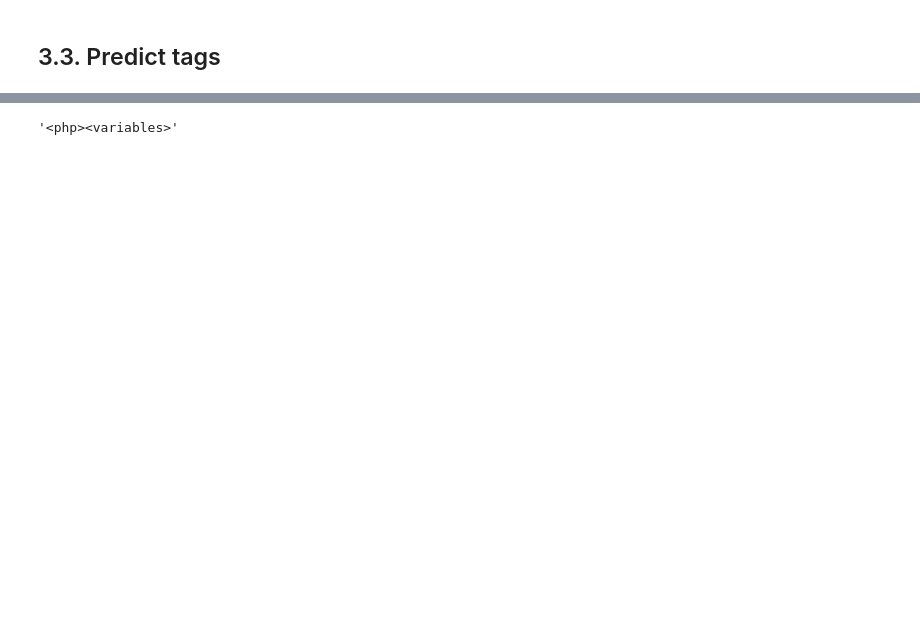
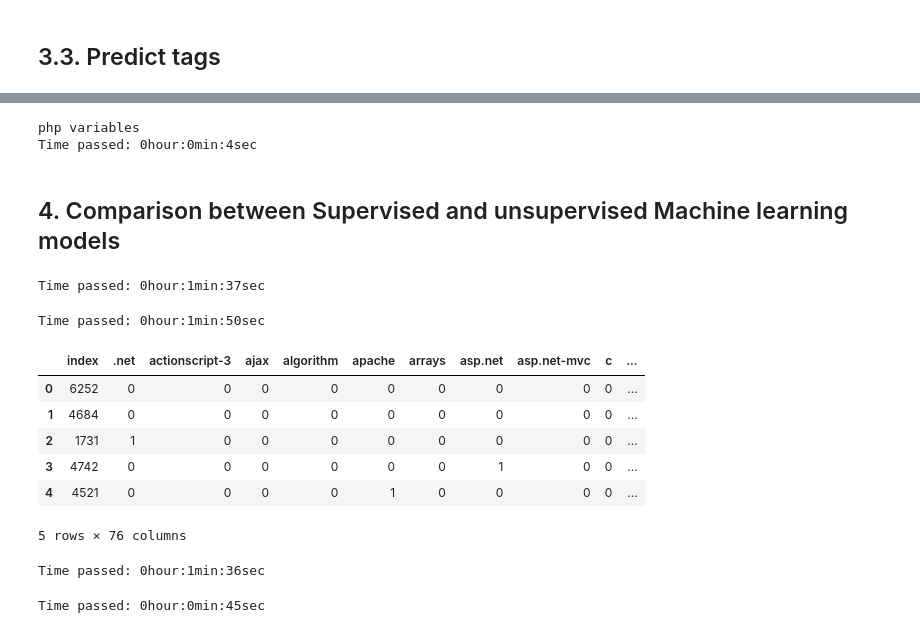
Before and after one commit to kadau/Stackoverflowapp, a Jupyter notebook: Notebook Modelling questions tags.ipynb, the cells around one changed output, grey strips where cells are left out. Cells and saved outputs as stored; diff of their text form; code cells hidden in the pictures; blank space fills up the shorter version.

```diff
--- a/Notebook Modelling questions tags.ipynb
+++ b/Notebook Modelling questions tags.ipynb
@@ -566,12 +615,3 @@ Index(['Unnamed: 0', 'Id', 'CreationDate', 'Score', 'Body', 'Title', 'Tags',
 # %% [markdown]
 <span id="train"></span>
 ## 3.2. Model training
-# %%
-X=data_df[['clean_body']].as_matrix()
-y=data_df['Cluster']
-
-x_train, x_test, y_train, y_test = train_test_split(X,y, test_size=0.2, random_state=42)
-
-# transform matrix of plots into lists to pass to a TfidfVectorizer
-train_x = [x[0].strip() for x in x_train.tolist()]
-test_x = [x[0].strip() for x in x_test.tolist()]
@@ -810,6 +869,69 @@ def predict(text):
 
     return predict_tag
 # %%
-predict(data_df['Title_body'][100])
+tic()
+print(predict(data_df['Title_body'][100]))
+tac()
 # %% [output]
-'<php><variables>'
+php variables
+Time passed: 0hour:0min:4sec
+# %% [markdown]
+<span id="comparison"></span>
+## 4. Comparison between Supervised and unsupervised Machine learning models
+# %%
+#Map only tags used for the supervised model
+tic()
+y_test_add=y_test.reset_index()
+y_test_add['Select_tags']='Select_tags'
+for i in range(0,y_test_add.shape[0]):
+    tag=[]
+    for tags in df_tags.columns:
+        if y_test_add[tags][i]==1:
+            tag.append(tags)
+    y_test_add['Select_tags'][i]=" ".join(x for x in tag)
+tac()
+# %% [output]
+Time passed: 0hour:1min:37sec
+# %%
+#Predict tags on test dataset using supervised models
+tic()
+x_test_add=x_test.reset_index()
+y_test_add['predict_tags_S']="predict"
+for i in range(0,x_test_add.shape[0]):
+    y_test_add['predict_tags_S'][i]=predict_SU_S(x_test_add['clean_body'][i])
+y_test_add.head()
+tac()
+# %% [output]
+Time passed: 0hour:1min:50sec
+# %%
+# Count number of tags predicted on the supervised model
+y_test_add['tags_count_r'] = y_test_add['Select_tags'].apply(lambda x: len(str(x).split(" "))) #Number of original tags
+y_test_add['tags_count_s'] = y_test_add['predict_tags_S'].apply(lambda x: len(str(x).split(" ")))
+y_test_add.head()
+# %% [output]
+|  | index | .net | actionscript-3 | ajax | algorithm | apache | arrays | asp.net | asp.net-mvc | c | ... |
+| 0 | 6252 | 0 | 0 | 0 | 0 | 0 | 0 | 0 | 0 | 0 | ... |
+| 1 | 4684 | 0 | 0 | 0 | 0 | 0 | 0 | 0 | 0 | 0 | ... |
+| 2 | 1731 | 1 | 0 | 0 | 0 | 0 | 0 | 0 | 0 | 0 | ... |
+| 3 | 4742 | 0 | 0 | 0 | 0 | 0 | 0 | 1 | 0 | 0 | ... |
+| 4 | 4521 | 0 | 0 | 0 | 0 | 1 | 0 | 0 | 0 | 0 | ... |
+5 rows × 76 columns
+# %%
+#Count the right tags predicted using supervised model
+tic()
+y_test_add['tags_count_rs']=100
+for i in range(0,y_test_add.shape[0]):
+    y_test_add['tags_count_rs'][i]=len([x for x in y_test_add['Select_tags'][i].split() if x in y_test_add['predict_tags_S'][i].split()])
+tac()
+# %% [output]
+Time passed: 0hour:1min:36sec
+# %%
+#Map the questions with all original tags predicted using supervised model
+tic()
+y_test_add['tags_count_rsp']=0
+for i in range(0,y_test_add.shape[0]):
+    if y_test_add['tags_count_rs'][i]==y_test_add['tags_count_r'][i]:
+        y_test_add['tags_count_rsp'][i]=1
+tac()
+# %% [output]
+Time passed: 0hour:0min:45sec
```
Also changed, not shown: parts of 50 cells of this notebook.
